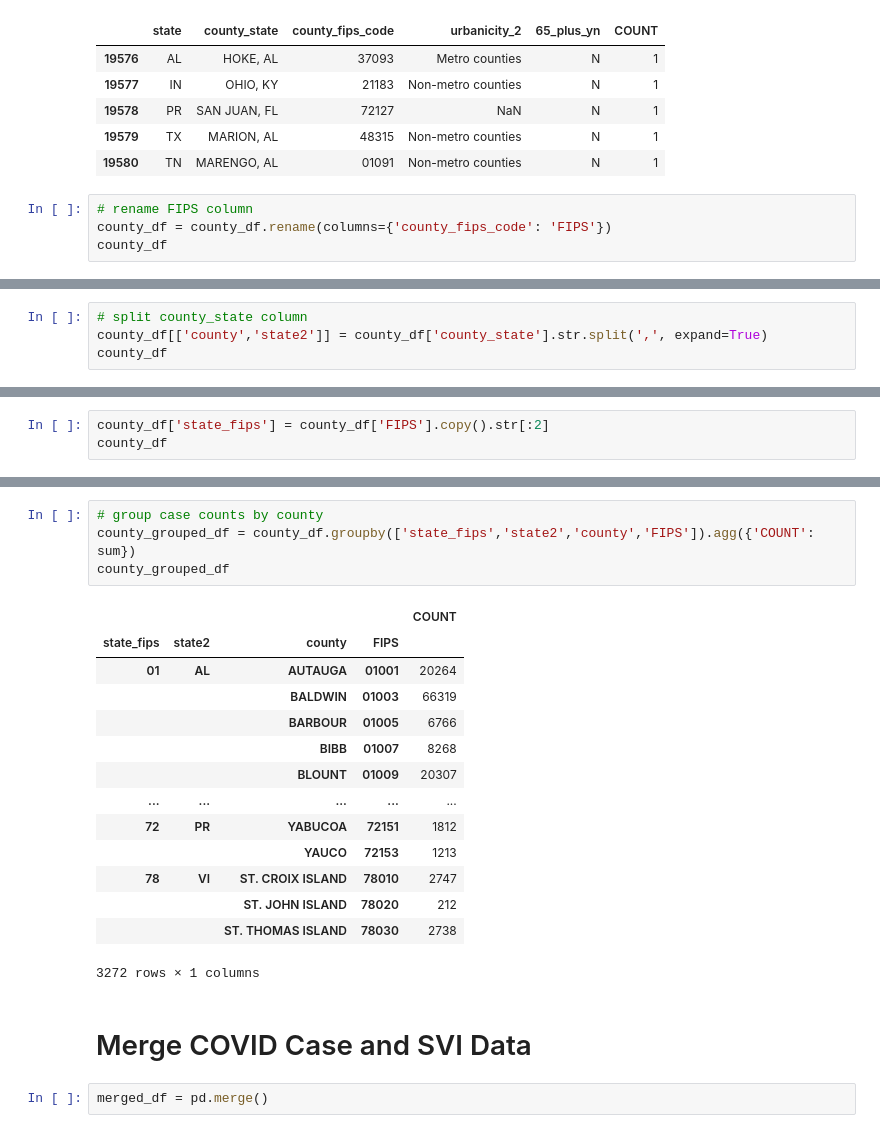
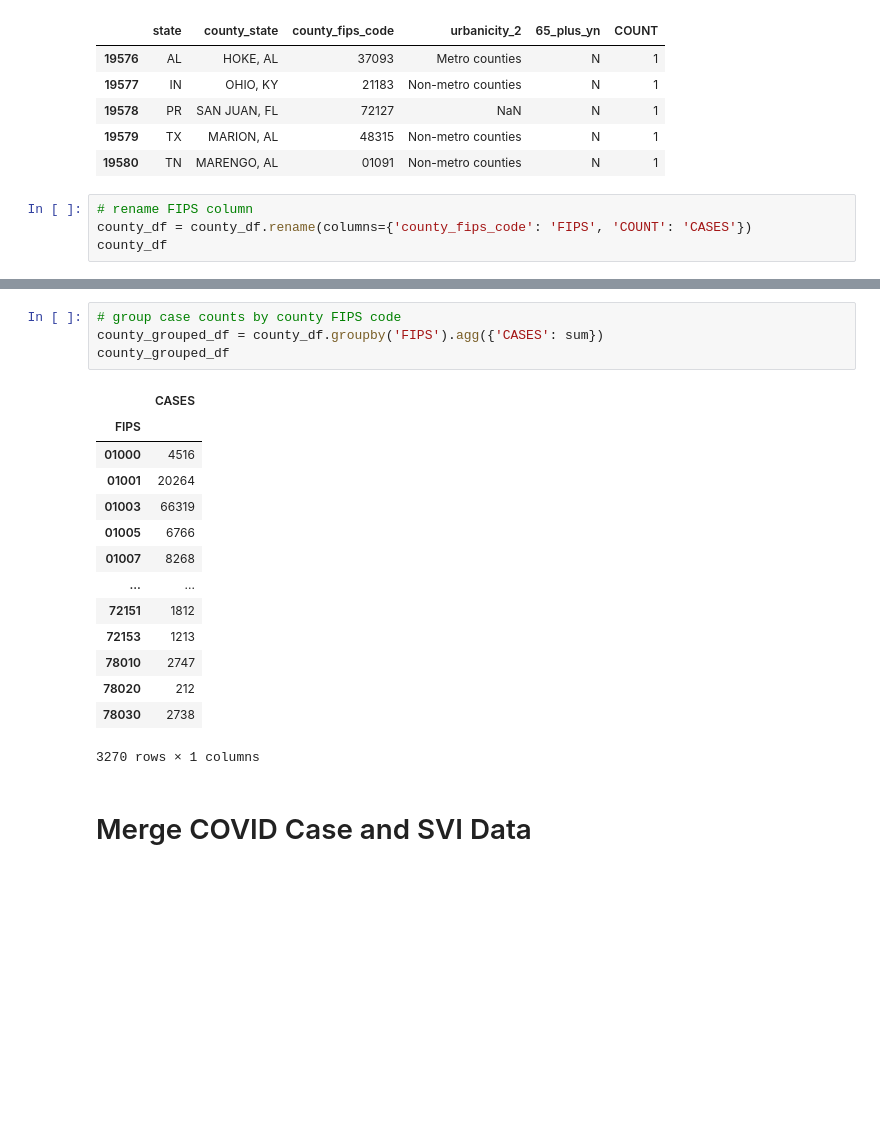
Before and after one commit to meeyoungPH/covid-deep-dive, a Jupyter notebook: static/data/mp/covid_svi_etl.ipynb, the cells around one changed output, grey strips where cells are left out. Cells and saved outputs as stored; diff of their text form; blank space fills up the shorter version.

Commit message:
updated merge file

```diff
--- a/static/data/mp/covid_svi_etl.ipynb
+++ b/static/data/mp/covid_svi_etl.ipynb
@@ -130,6 +117,6 @@ county_df.tail()
 | 19580 | TN | MARENGO, AL | 01091 | Non-metro counties | N | 1 |
 # %%
 # rename FIPS column
-county_df = county_df.rename(columns={'county_fips_code': 'FIPS'})
+county_df = county_df.rename(columns={'county_fips_code': 'FIPS', 'COUNT': 'CASES'})
 county_df
 # %% [output]
@@ -146,7 +133,3 @@ county_df
 | 19579 | TX | MARION, AL | 48315 | Non-metro counties | N | 1 |
 | 19580 | TN | MARENGO, AL | 01091 | Non-metro counties | N | 1 |
 19581 rows × 6 columns
-# %%
-# split county_state column
-county_df[['county','state2']] = county_df['county_state'].str.split(',', expand=True)
-county_df
@@ -167,3 +135,0 @@ county_df
-# %%
-county_df['state_fips'] = county_df['FIPS'].copy().str[:2]
-county_df
@@ -240,23 +136,21 @@ county_df.loc[(county_df['state_fips'] == '56'), 'state2'] = 'WY'
 # %%
-# group case counts by county
-county_grouped_df = county_df.groupby(['state_fips','state2','county','FIPS']).agg({'COUNT': sum})
+# group case counts by county FIPS code
+county_grouped_df = county_df.groupby('FIPS').agg({'CASES': sum})
 county_grouped_df
 # %% [output]
-|  |  |  |  | COUNT |
-| state_fips | state2 | county | FIPS |  |
-| 01 | AL | AUTAUGA | 01001 | 20264 |
-|  |  | BALDWIN | 01003 | 66319 |
-|  |  | BARBOUR | 01005 | 6766 |
-|  |  | BIBB | 01007 | 8268 |
-|  |  | BLOUNT | 01009 | 20307 |
-| ... | ... | ... | ... | ... |
-| 72 | PR | YABUCOA | 72151 | 1812 |
-|  |  | YAUCO | 72153 | 1213 |
-| 78 | VI | ST. CROIX ISLAND | 78010 | 2747 |
-|  |  | ST. JOHN ISLAND | 78020 | 212 |
-|  |  | ST. THOMAS ISLAND | 78030 | 2738 |
+|  | CASES |
+| FIPS |  |
+| 01000 | 4516 |
+| 01001 | 20264 |
+| 01003 | 66319 |
+| 01005 | 6766 |
+| 01007 | 8268 |
+| ... | ... |
+| 72151 | 1812 |
+| 72153 | 1213 |
+| 78010 | 2747 |
+| 78020 | 212 |
+| 78030 | 2738 |
-3272 rows × 1 columns
+3270 rows × 1 columns
 # %% [markdown]
 # Merge COVID Case and SVI Data
-# %%
-merged_df = pd.merge()
```
Also changed, not shown: parts of 10 cells of this notebook.
